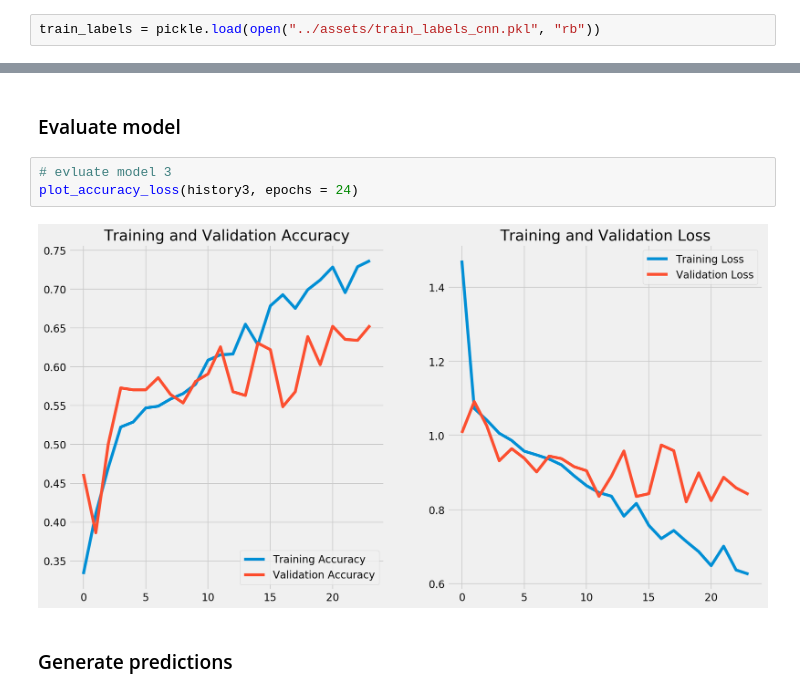
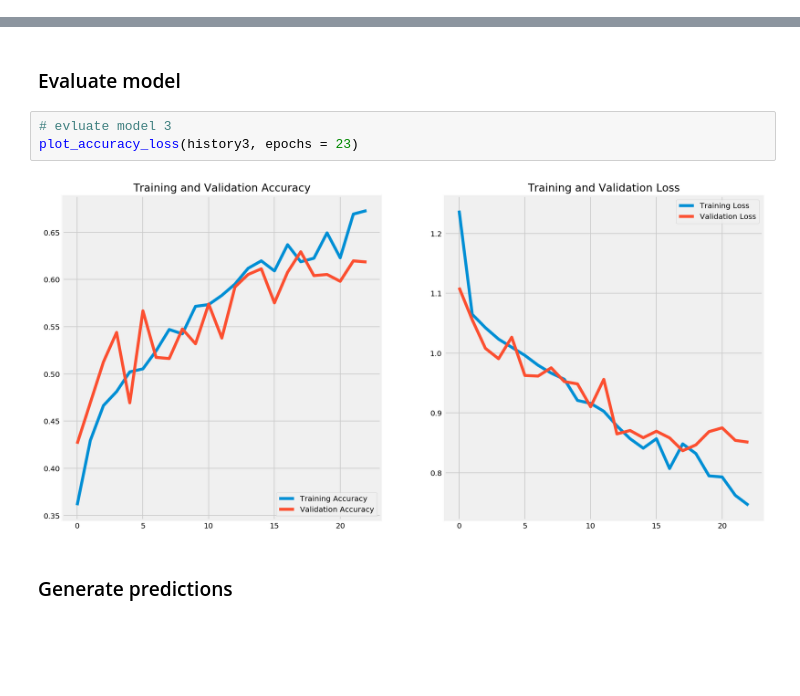
Before and after one commit to veeps/molecular_classification, a Jupyter notebook: code/003_cnn_multiclass.ipynb, the cells around one changed output, grey strips where cells are left out. Drawn from its saved outputs; the diff is of its cells as text; blank space fills up the shorter version.

Commit message:
updated plots

```diff
--- a/code/003_cnn_multiclass.ipynb
+++ b/code/003_cnn_multiclass.ipynb
@@ -311,4 +310,2 @@ Found 831 images belonging to 3 classes.
 train_features = np.reshape(train_features, (2159, 4* 4* 512))
 validation_features = np.reshape(validation_features, (831, 4* 4* 512))
-# %%
-train_labels = pickle.load(open("../assets/train_labels_cnn.pkl", "rb"))
@@ -359,9 +363,9 @@ Epoch 9/100
 ### Evaluate model
 # %%
 # evluate model 3
-plot_accuracy_loss(history3, epochs = 24)
+plot_accuracy_loss(history3, epochs = 23)
 # %% [output]
-[figure, old version]
+[figure, new version]
 # %% [markdown]
 ### Generate predictions
 # %%
```
Also changed, not shown: parts of 10 cells of this notebook, 5 other files.
